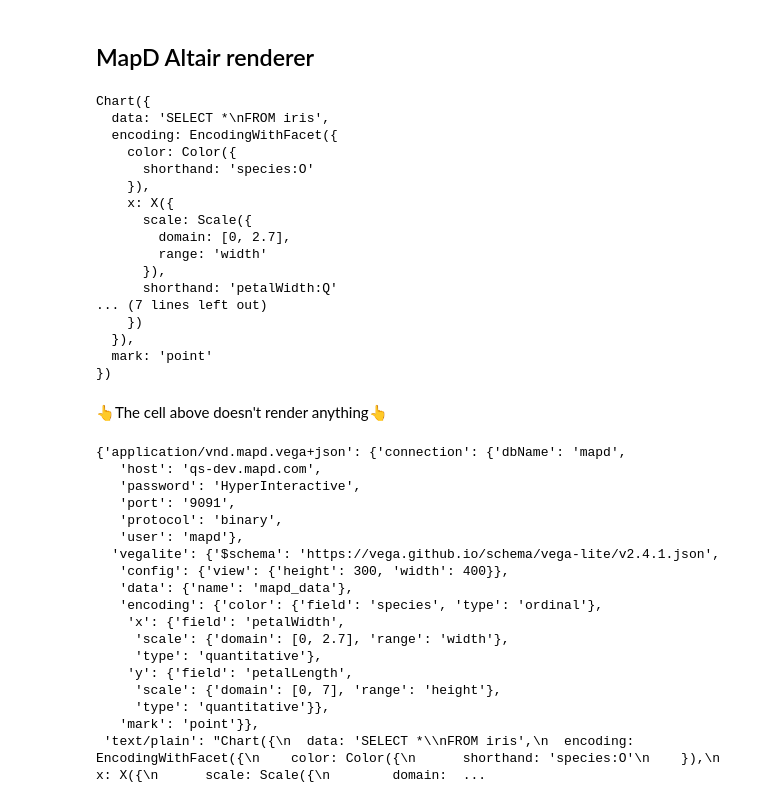
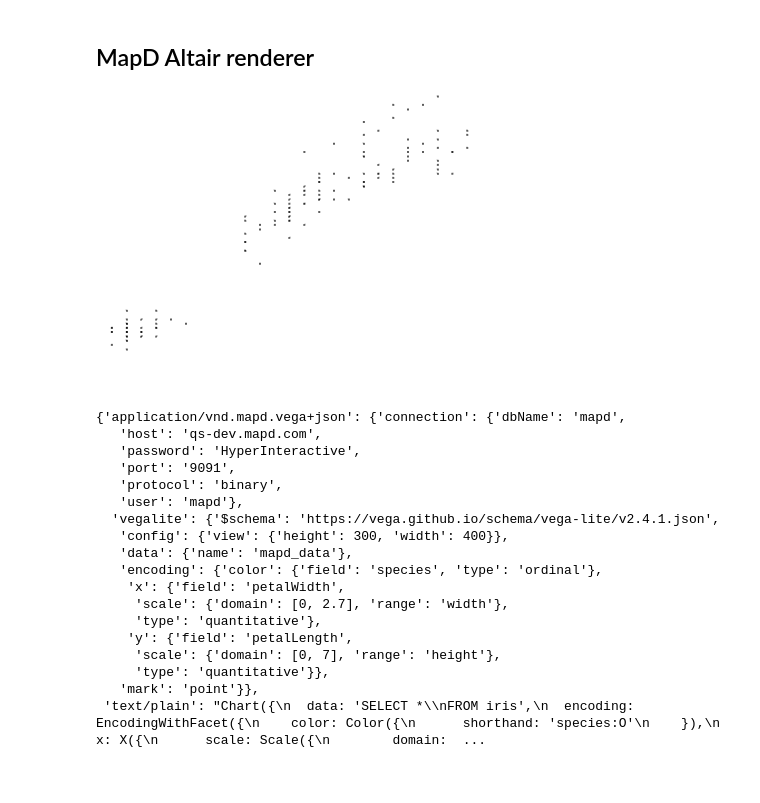
Before and after one commit to Quansight/omnisci, a Jupyter notebook: notebooks/simple_scatter_plot.ipynb, the cells around one changed output. Cells and saved outputs as stored; diff of their text form; code cells hidden in the pictures.

```diff
--- a/notebooks/simple_scatter_plot.ipynb
+++ b/notebooks/simple_scatter_plot.ipynb
@@ -50,27 +58,9 @@ chart(mapd_expr.limit(100).execute())
 ## MapD Altair renderer
 # %%
 alt.renderers.enable('mapd', conn=mapd)
-chart(mapd_expr.compile())
+chart('SELECT rowid, * \nFROM iris')
 # %% [output]
-Chart({
-  data: 'SELECT *\nFROM iris',
-  encoding: EncodingWithFacet({
-    color: Color({
-      shorthand: 'species:O'
-    }),
-    x: X({
-      scale: Scale({
-        domain: [0, 2.7],
-        range: 'width'
-      }),
-      shorthand: 'petalWidth:Q'
-... (7 lines left out)
-    })
-  }),
-  mark: 'point'
-})
+[figure, added]
-# %% [markdown]
-👆The cell above doesn't render anything👆
 # %%
 with open('simple_scatter_plot.ipynb') as f: nb = __import__('nbformat').read(f, 4)
 # %%
```
Also changed, not shown: parts of 5 cells of this notebook.
